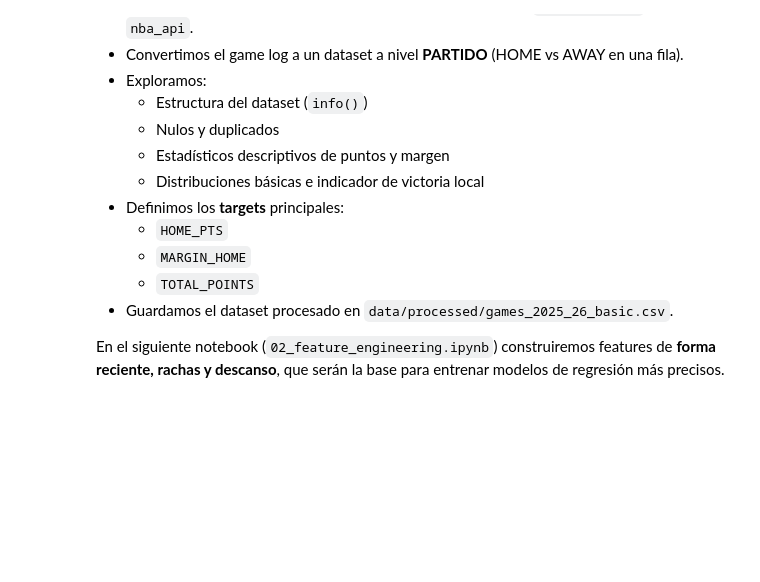
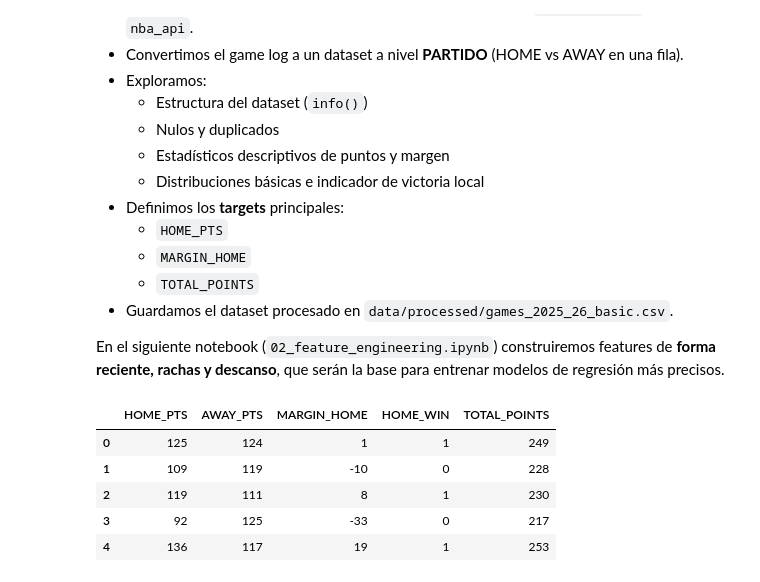
Before and after one commit to estemen27/NBA_Predictor, a Jupyter notebook: notebooks/01_exploracion.ipynb, the cells around one changed output. Drawn from its saved outputs; the diff is of its cells as text; code cells hidden in the pictures; blank space fills up the shorter version.

```diff
--- a/notebooks/01_exploracion.ipynb
+++ b/notebooks/01_exploracion.ipynb
@@ -44,5 +57,5 @@ Index(['SEASON_ID', 'TEAM_ID', 'TEAM_ABBREVIATION', 'TEAM_NAME', 'GAME_ID',
 # %%
-df_team_logs = get_current_season_team_logs()
-df_games = build_game_level_dataset(df_team_logs, max_games=12)
-df_games.head()
+# Dataset a nivel partido (HOME vs AWAY en una fila)
+df_games = build_game_level_dataset(df_team_logs, max_games=None)
+df_games.shape, df_games.head()
 # %% [output]
@@ -193,17 +217,10 @@ Usaremos principalmente tres targets para nuestros futuros modelos de regresión
 2. **`MARGIN_HOME`** → Diferencia de puntos a favor del local.
 3. **`TOTAL_POINTS`** → Puntos totales del partido (`HOME_PTS + AWAY_PTS`).
 # %%
-# Puntos totales del partido
+# Targets básicos (por si tu build_game_level_dataset no los trae)
+df_games["MARGIN_HOME"] = df_games["HOME_PTS"] - df_games["AWAY_PTS"]
+df_games["HOME_WIN"] = (df_games["MARGIN_HOME"] > 0).astype(int)
 df_games["TOTAL_POINTS"] = df_games["HOME_PTS"] + df_games["AWAY_PTS"]
 
-# Reordenamos columnas para que sea más legible
-cols_order = [
-    "GAME_ID", "GAME_DATE",
-    "HOME_TEAM_ID", "HOME_TEAM_NAME", "HOME_TEAM_ABBR", "HOME_PTS",
-    "AWAY_TEAM_ID", "AWAY_TEAM_NAME", "AWAY_TEAM_ABBR", "AWAY_PTS",
-    "MARGIN_HOME", "HOME_WIN", "TOTAL_POINTS"
-]
-
-df_games = df_games[cols_order]
-df_games.head()
+# Guardar para usarlo en el notebook 02
 # %% [output]
@@ -245,3 +257,13 @@ En este notebook:
 En el siguiente notebook (`02_feature_engineering.ipynb`) construiremos
 features de **forma reciente, rachas y descanso**, que serán la base
 para entrenar modelos de regresión más precisos.
+# %%
+df_games.tail()
+df_games[["HOME_PTS","AWAY_PTS","MARGIN_HOME","HOME_WIN","TOTAL_POINTS"]].head()
+# %% [output]
+|  | HOME_PTS | AWAY_PTS | MARGIN_HOME | HOME_WIN | TOTAL_POINTS |
+| 0 | 125 | 124 | 1 | 1 | 249 |
+| 1 | 109 | 119 | -10 | 0 | 228 |
+| 2 | 119 | 111 | 8 | 1 | 230 |
+| 3 | 92 | 125 | -33 | 0 | 217 |
+| 4 | 136 | 117 | 19 | 1 | 253 |
```
Also changed, not shown: parts of 3 cells of this notebook, 3 other files.
